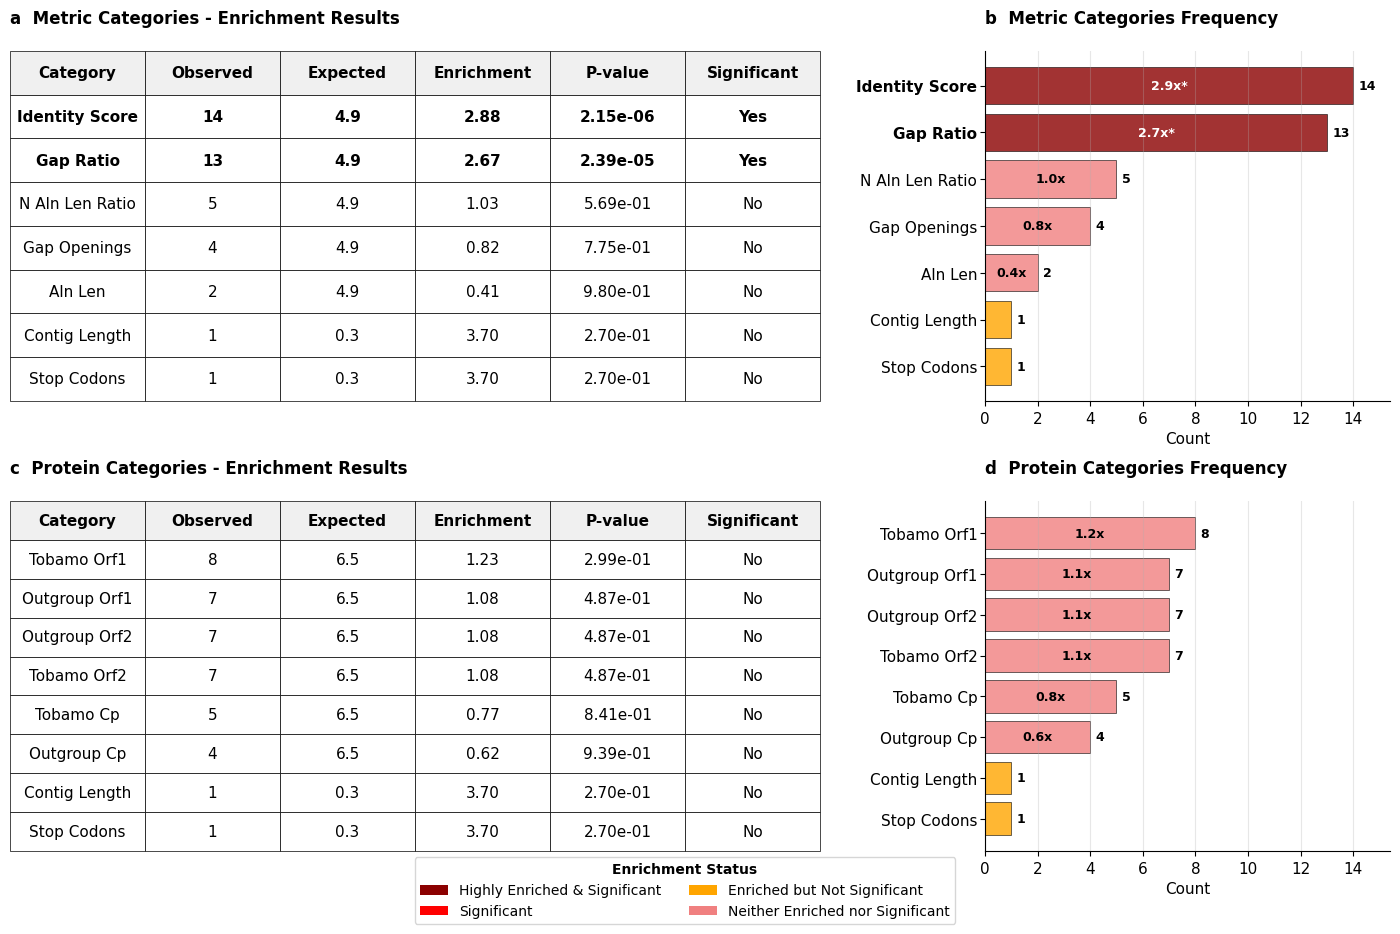
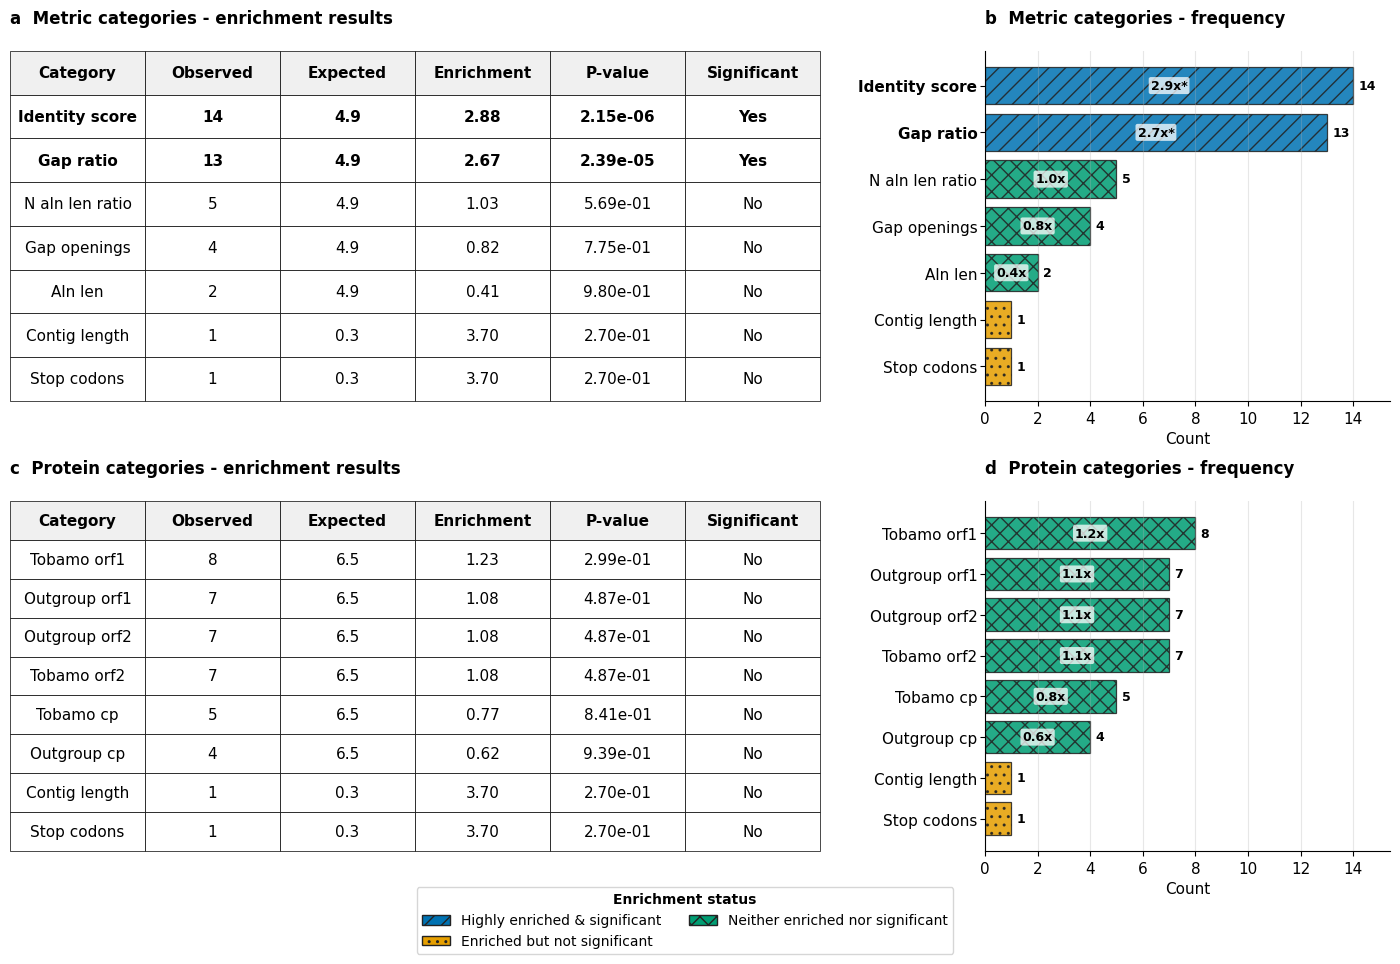
The change to this notebook cell's code, shown as a diff; its figure went from the first image to the second:
--- before
+++ after
@@ -7,7 +7,11 @@
 ax_protein_bars.set_position([0.70, 0.1, 0.27, 0.35])
 
+def to_sentence_case(text):
+    normalized = str(text).replace('_', ' ').strip().lower()
+    return normalized[:1].upper() + normalized[1:] if normalized else normalized
+
 def build_table(ax, df, panel_label, heading):
     table_data = [[
-        row['category'].replace('_', ' ').title(),
+        to_sentence_case(row['category']),
         f"{int(row['observed'])}",
         f"{row['expected']:.1f}",
@@ -43,22 +47,57 @@
     ax.set_title(f'{panel_label}  {heading}', loc='left', fontweight='bold', fontsize=FS_TITLE, pad=20)
 
-def enrichment_color(significant, enrichment):
+STATUS_STYLES = {
+    'highly_enriched_significant': {
+        'color': '#0072B2',
+        'hatch': '//',
+        'legend': 'Highly enriched & significant',
+    },
+    'significant_only': {
+        'color': '#CC79A7',
+        'hatch': '\\\\',
+        'legend': 'Significant',
+    },
+    'enriched_only': {
+        'color': '#E69F00',
+        'hatch': '..',
+        'legend': 'Enriched but not significant',
+    },
+    'neither': {
+        'color': '#009E73',
+        'hatch': 'xx',
+        'legend': 'Neither enriched nor significant',
+    },
+}
+STATUS_ORDER = ['highly_enriched_significant', 'significant_only', 'enriched_only', 'neither']
+
+def status_key(significant, enrichment):
     if significant and enrichment > 1.5:
-        return 'darkred'
+        return 'highly_enriched_significant'
     if significant:
-        return 'red'
+        return 'significant_only'
     if enrichment > 1.5:
-        return 'orange'
-    return 'lightcoral'
+        return 'enriched_only'
+    return 'neither'
 
 def build_bar(ax, df, panel_label, heading, note_text=None):
-    categories = [c.replace('_', ' ').title() for c in df['category']]
+    categories = [to_sentence_case(c) for c in df['category']]
     observed = df['observed'].to_list()
     enrichment = df['enrichment_factor'].to_list()
     significant = df['significant'].to_list()
-    colors = [enrichment_color(s, e) for s, e in zip(significant, enrichment)]
+    status_keys = [status_key(s, e) for s, e in zip(significant, enrichment)]
+    styles = [STATUS_STYLES[key] for key in status_keys]
 
     y_pos = range(len(categories))
-    bars = ax.barh(y_pos[::-1], observed, color=colors, alpha=0.8, edgecolor='black', linewidth=0.5)
+    bars = ax.barh(
+        y_pos[::-1],
+        observed,
+        color=[style['color'] for style in styles],
+        alpha=0.86,
+        edgecolor='#222222',
+        linewidth=0.9,
+    )
+
+    for bar, style in zip(bars, styles):
+        bar.set_hatch(style['hatch'])
 
     for bar, obs, enr, sig in zip(bars, observed, enrichment, significant):
@@ -67,8 +106,8 @@
         if bar.get_width() > 1:
             marker = '*' if sig else ''
-            txt_color = 'white' if enr > 1.5 else 'black'
             ax.text(bar.get_width() / 2, bar.get_y() + bar.get_height() / 2,
                     f'{enr:.1f}x{marker}', ha='center', va='center',
-                    fontweight='bold', fontsize=FS_TEXT, color=txt_color)
+                    fontweight='bold', fontsize=FS_TEXT, color='black',
+                    bbox={'facecolor': 'white', 'alpha': 0.75, 'edgecolor': 'none', 'boxstyle': 'round,pad=0.16'})
 
     ax.set_yticks(y_pos[::-1])
@@ -87,17 +126,19 @@
             label.set_fontweight('bold')
 
-build_table(ax_metric_table, metric_hyper_df, 'a', 'Metric Categories - Enrichment Results')
-build_bar(
+    return set(status_keys)
+
+build_table(ax_metric_table, metric_hyper_df, 'a', 'Metric categories - enrichment results')
+metric_statuses = build_bar(
     ax_metric_bars,
     metric_hyper_df,
     'b',
-    'Metric Categories Frequency'
+    'Metric categories - frequency'
 )
-build_table(ax_protein_table, protein_hyper_df, 'c', 'Protein Categories - Enrichment Results')
-build_bar(
+build_table(ax_protein_table, protein_hyper_df, 'c', 'Protein categories - enrichment results')
+protein_statuses = build_bar(
     ax_protein_bars,
     protein_hyper_df,
     'd',
-    'Protein Categories Frequency'
+    'Protein categories - frequency',
 
 )
@@ -107,18 +148,23 @@
 ax_protein_bars.set_xlim(0, shared_max * 1.1)
 
+used_statuses = metric_statuses | protein_statuses
 legend_elements = [
-    Patch(facecolor='darkred', label='Highly Enriched & Significant'),
-    Patch(facecolor='red', label='Significant'),
-    Patch(facecolor='orange', label='Enriched but Not Significant'),
-    Patch(facecolor='lightcoral', label='Neither Enriched nor Significant'),
+    Patch(
+        facecolor=STATUS_STYLES[key]['color'],
+        edgecolor='#222222',
+        hatch=STATUS_STYLES[key]['hatch'],
+        label=STATUS_STYLES[key]['legend'],
+    )
+    for key in STATUS_ORDER
+    if key in used_statuses
 ]
 fig.legend(
     handles=legend_elements,
     loc='lower center',
-    bbox_to_anchor=(0.5, 0.02),
+    bbox_to_anchor=(0.5, -0.01),
     ncol=2,
     fontsize=FS_LEGEND,
     frameon=True,
-    title='Enrichment Status',
+    title='Enrichment status',
     title_fontproperties={'weight': 'bold', 'size': FS_LEGEND},
 )

Commit: making figures accessible